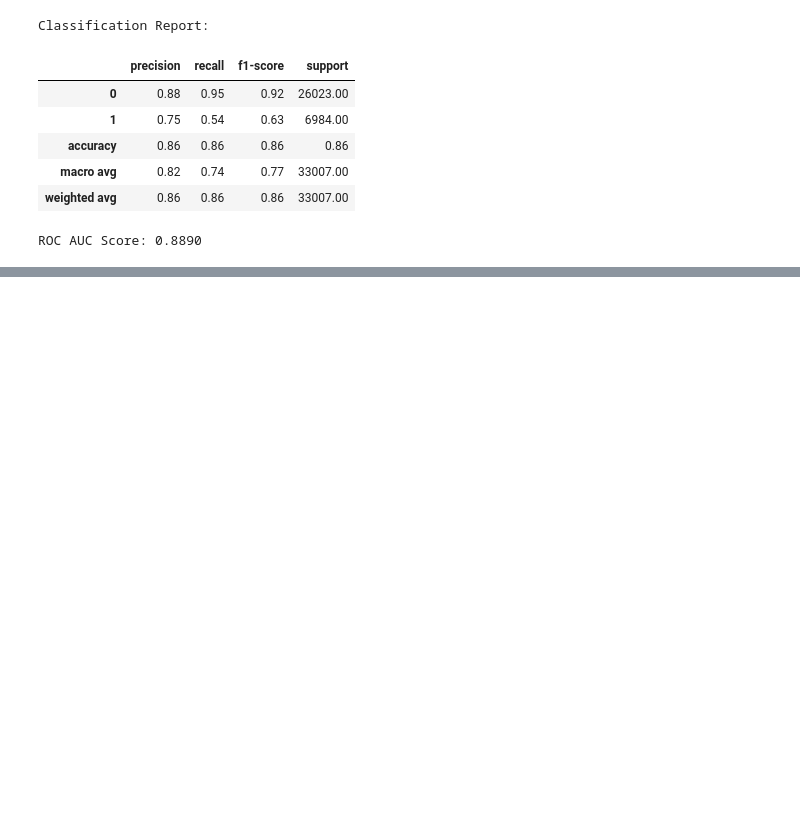
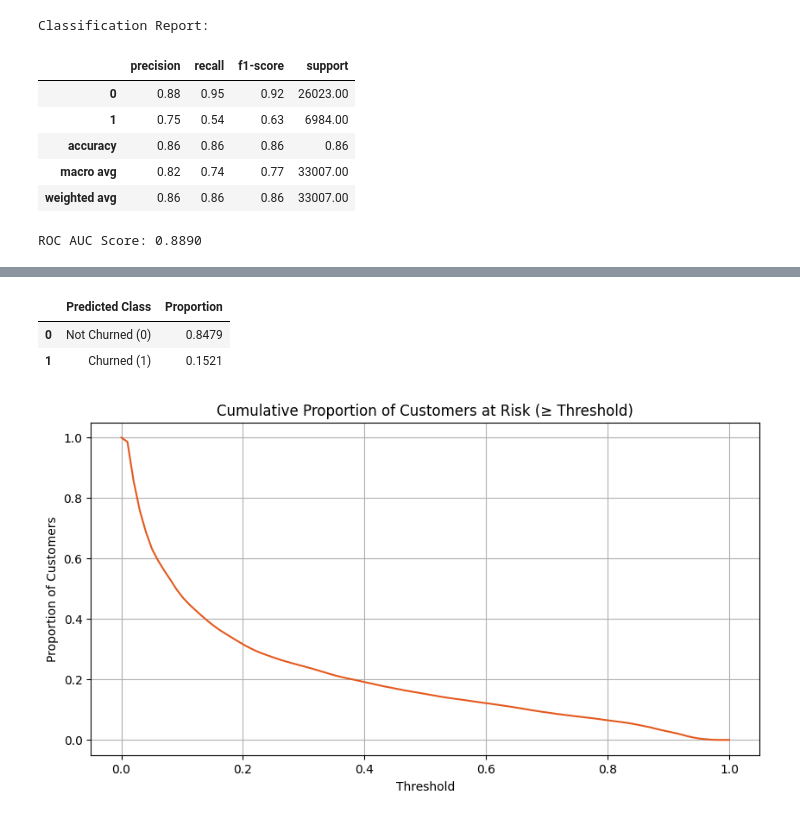
Before and after one commit to naomitogbe/kaggle-binary-classification, a Jupyter notebook: churn_modelling.ipynb, the cells around one changed output, grey strips where cells are left out. Cells and saved outputs as stored; diff of their text form; code cells hidden in the pictures; blank space fills up the shorter version.

```diff
--- a/churn_modelling.ipynb
+++ b/churn_modelling.ipynb
@@ -517,0 +590,34 @@ ROC AUC Score: 0.8890
+# %%
+# Apply threshold to convert probabilities to binary churn predictions
+predicted_churn = (submission['Exited'] >= 0.5).astype(int)
+
+# Get value counts as proportions
+churn_proportions = predicted_churn.value_counts(normalize=True).rename_axis('Predicted Class').reset_index(name='Proportion')
+
+# Format and round neatly
+churn_proportions['Proportion'] = churn_proportions['Proportion'].round(4)
+
+# Replace 0/1 with labels for clarity
+churn_proportions['Predicted Class'] = churn_proportions['Predicted Class'].map({0: 'Not Churned (0)', 1: 'Churned (1)'})
+
+# Display as styled table
+display(churn_proportions)
+# %% [output]
+|  | Predicted Class | Proportion |
+| 0 | Not Churned (0) | 0.8479 |
+| 1 | Churned (1) | 0.1521 |
+# %%
+import numpy as np
+
+thresholds = np.linspace(0, 1, 100)
+proportions = [(submission['Exited'] >= t).mean() for t in thresholds]
+
+plt.figure(figsize=(10, 5))
+plt.plot(thresholds, proportions, color='#E4591E')
+plt.title("Cumulative Proportion of Customers at Risk (≥ Threshold)")
+plt.xlabel("Threshold")
+plt.ylabel("Proportion of Customers")
+plt.grid(True)
+plt.show()
+# %% [output]
+[figure, added]
```
Also changed, not shown: parts of 4 cells of this notebook, 1 other file.
